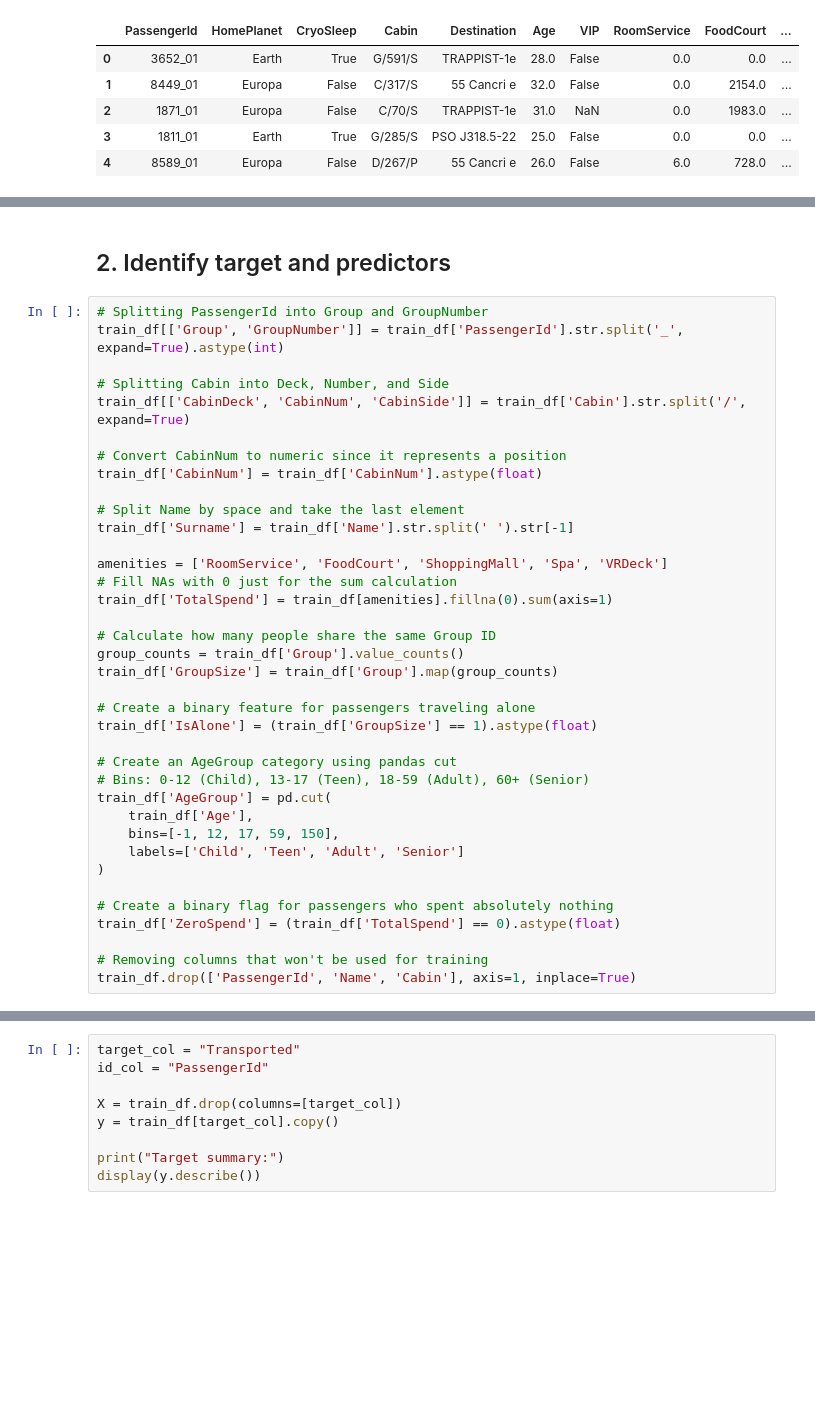
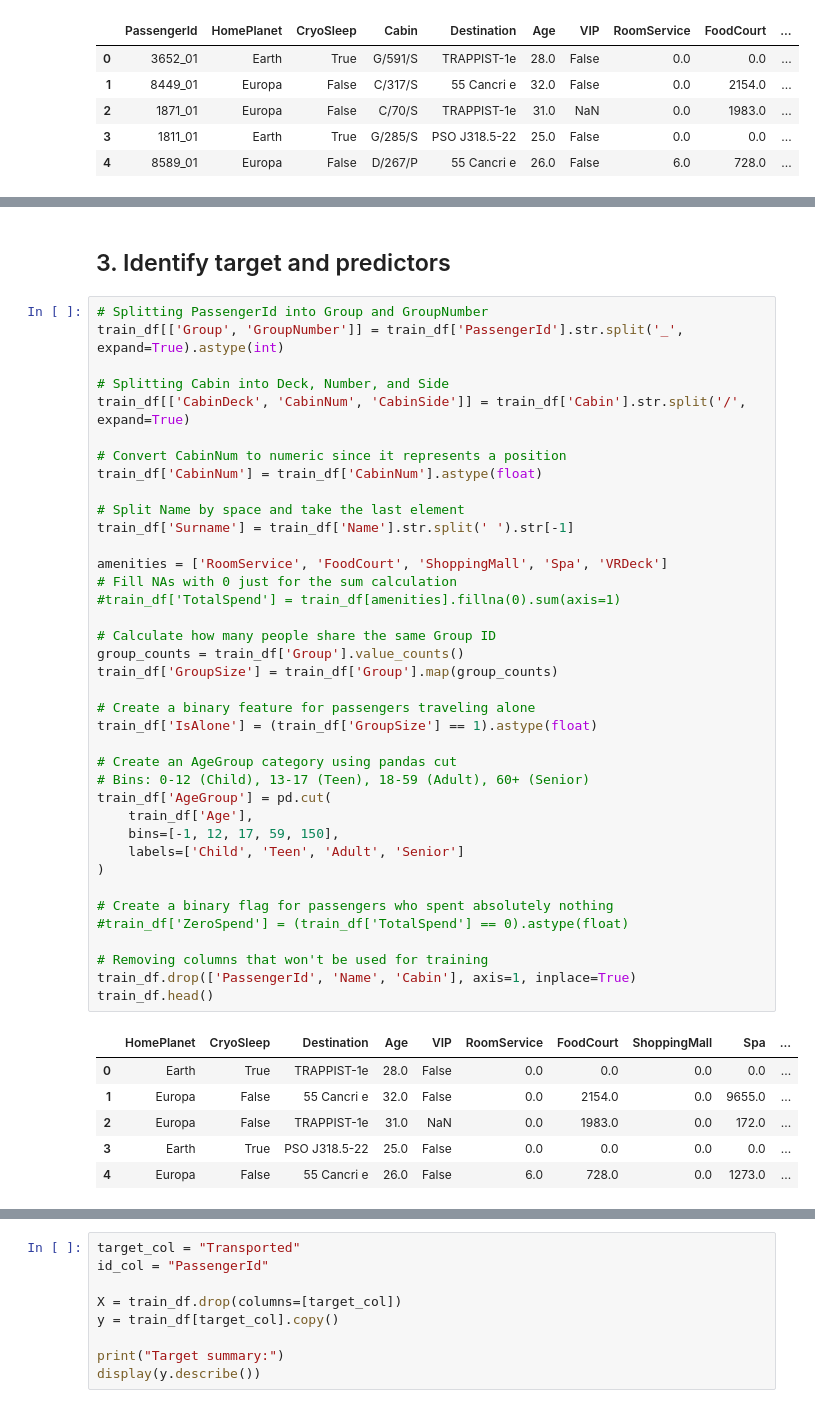
Before and after one commit to CristopherWallau/DataScience-I, a Jupyter notebook: lab06/lab06.ipynb, the cells around one changed output, grey strips where cells are left out. Drawn from its saved outputs; the diff is of its cells as text; blank space fills up the shorter version.

```diff
--- a/lab06/lab06.ipynb
+++ b/lab06/lab06.ipynb
@@ -201,5 +236,5 @@ Test shape: (2608, 13)
 # %% [markdown]
-## 2. Identify target and predictors
+## 3. Identify target and predictors
 # %%
 # Splitting PassengerId into Group and GroupNumber
 train_df[['Group', 'GroupNumber']] = train_df['PassengerId'].str.split('_', expand=True).astype(int)
@@ -208,32 +243,40 @@ train_df[['Group', 'GroupNumber']] = train_df['PassengerId'].str.split('_', expa
 train_df[['CabinDeck', 'CabinNum', 'CabinSide']] = train_df['Cabin'].str.split('/', expand=True)
 
 # Convert CabinNum to numeric since it represents a position
 train_df['CabinNum'] = train_df['CabinNum'].astype(float)
 
 # Split Name by space and take the last element
 train_df['Surname'] = train_df['Name'].str.split(' ').str[-1]
 
 amenities = ['RoomService', 'FoodCourt', 'ShoppingMall', 'Spa', 'VRDeck']
 # Fill NAs with 0 just for the sum calculation
-train_df['TotalSpend'] = train_df[amenities].fillna(0).sum(axis=1)
+#train_df['TotalSpend'] = train_df[amenities].fillna(0).sum(axis=1)
 
 # Calculate how many people share the same Group ID
 group_counts = train_df['Group'].value_counts()
 train_df['GroupSize'] = train_df['Group'].map(group_counts)
 
 # Create a binary feature for passengers traveling alone
 train_df['IsAlone'] = (train_df['GroupSize'] == 1).astype(float)
 
 # Create an AgeGroup category using pandas cut
 # Bins: 0-12 (Child), 13-17 (Teen), 18-59 (Adult), 60+ (Senior)
 train_df['AgeGroup'] = pd.cut(
     train_df['Age'],
     bins=[-1, 12, 17, 59, 150],
     labels=['Child', 'Teen', 'Adult', 'Senior']
 )
 
 # Create a binary flag for passengers who spent absolutely nothing
-train_df['ZeroSpend'] = (train_df['TotalSpend'] == 0).astype(float)
+#train_df['ZeroSpend'] = (train_df['TotalSpend'] == 0).astype(float)
 
 # Removing columns that won't be used for training
 train_df.drop(['PassengerId', 'Name', 'Cabin'], axis=1, inplace=True)
+train_df.head()
+# %% [output]
+|  | HomePlanet | CryoSleep | Destination | Age | VIP | RoomService | FoodCourt | ShoppingMall | Spa | ... |
+| 0 | Earth | True | TRAPPIST-1e | 28.0 | False | 0.0 | 0.0 | 0.0 | 0.0 | ... |
+| 1 | Europa | False | 55 Cancri e | 32.0 | False | 0.0 | 2154.0 | 0.0 | 9655.0 | ... |
+| 2 | Europa | False | TRAPPIST-1e | 31.0 | NaN | 0.0 | 1983.0 | 0.0 | 172.0 | ... |
+| 3 | Earth | True | PSO J318.5-22 | 25.0 | False | 0.0 | 0.0 | 0.0 | 0.0 | ... |
+| 4 | Europa | False | 55 Cancri e | 26.0 | False | 6.0 | 728.0 | 0.0 | 1273.0 | ... |
```
Also changed, not shown: parts of 12 cells of this notebook, 1 other file.
